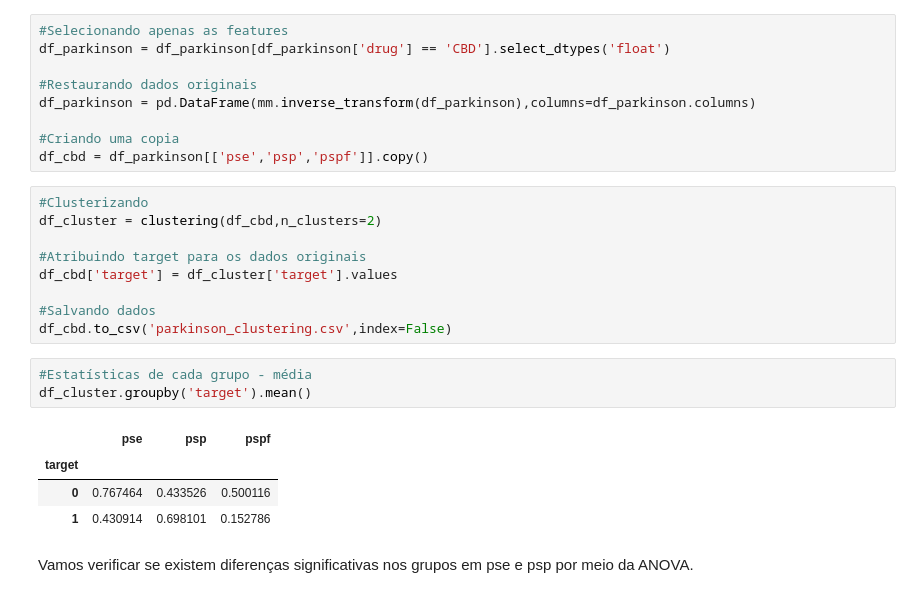
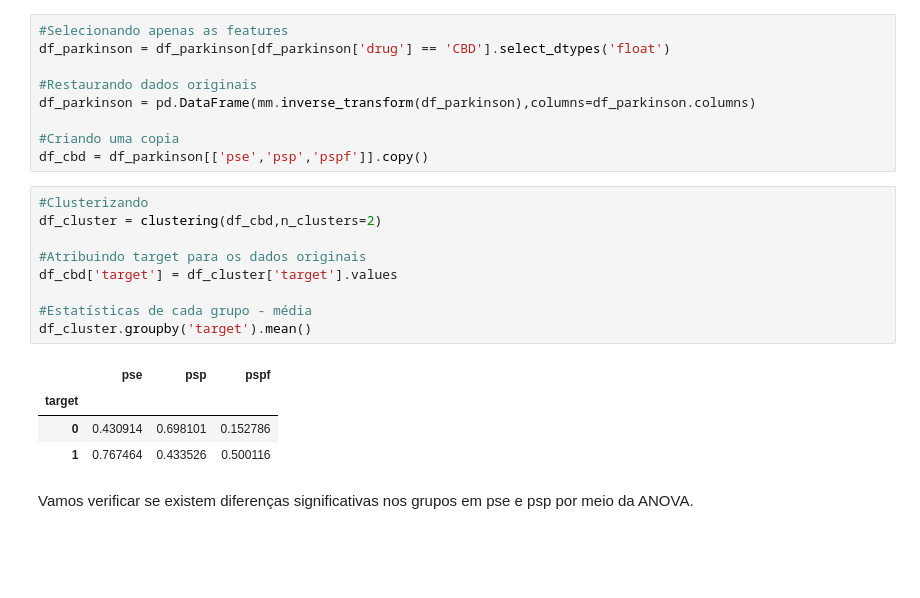
Before and after one commit to LucasSugi/data-science, a Jupyter notebook: AccelerometerAnalysisParkinsonsCannabidiol/Scripts/5-Clustering.ipynb, the cells around one changed output. Drawn from its saved outputs; the diff is of its cells as text; blank space fills up the shorter version.

```diff
--- a/AccelerometerAnalysisParkinsonsCannabidiol/Scripts/5-Clustering.ipynb
+++ b/AccelerometerAnalysisParkinsonsCannabidiol/Scripts/5-Clustering.ipynb
@@ -380,20 +380,17 @@ df_cbd = df_parkinson[['pse','psp','pspf']].copy()
 # %%
 #Clusterizando
 df_cluster = clustering(df_cbd,n_clusters=2)
 
 #Atribuindo target para os dados originais
 df_cbd['target'] = df_cluster['target'].values
 
-#Salvando dados
-df_cbd.to_csv('parkinson_clustering.csv',index=False)
+#Estatísticas de cada grupo - média
+df_cluster.groupby('target').mean()
+# %% [output]
+|  | pse | psp | pspf |
+| target |  |  |  |
+| 0 | 0.430914 | 0.698101 | 0.152786 |
+| 1 | 0.767464 | 0.433526 | 0.500116 |
-# %%
-#Estatísticas de cada grupo - média
-df_cluster.groupby('target').mean()
-# %% [output]
-|  | pse | psp | pspf |
-| target |  |  |  |
-| 0 | 0.767464 | 0.433526 | 0.500116 |
-| 1 | 0.430914 | 0.698101 | 0.152786 |
 # %% [markdown]
 Vamos verificar se existem diferenças significativas nos grupos em pse e psp por meio da ANOVA.
 # %%
```
Also changed, not shown: parts of 5 cells of this notebook, 5 other files.
